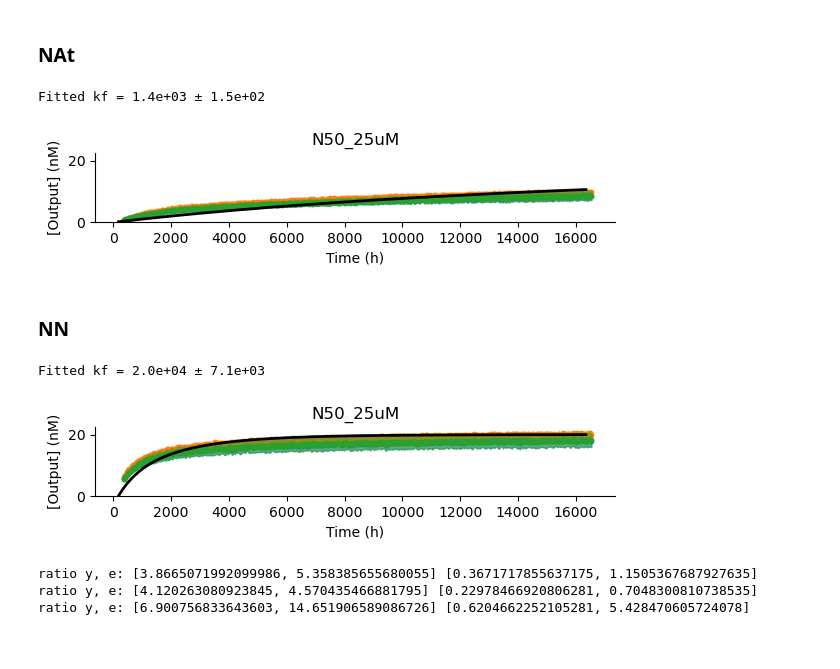
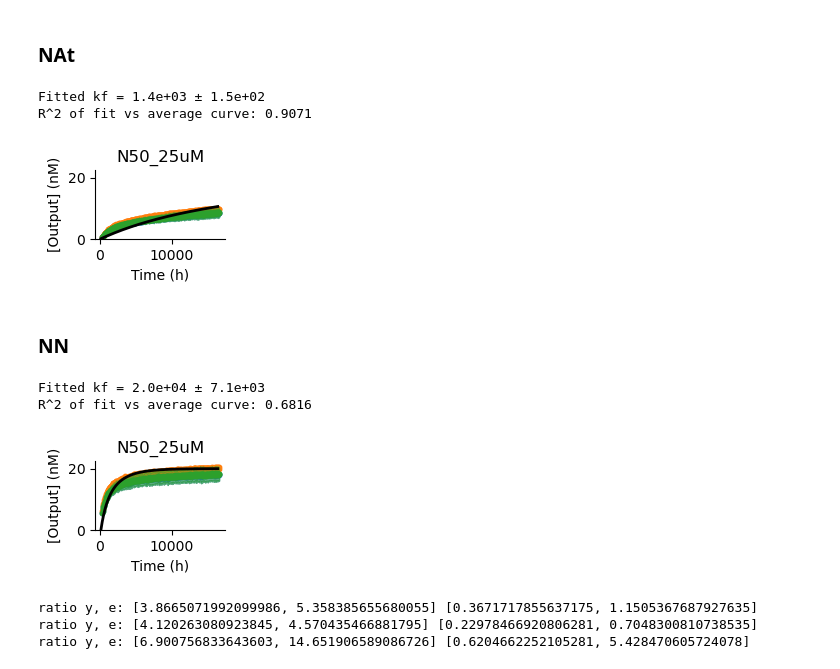
Before and after one commit to thachuk-lab/NN-DSD-Results-Analysis, a Jupyter notebook: CascadeModeling.ipynb, the cells around one changed output. Cells and saved outputs as stored; diff of their text form; code cells hidden in the pictures.

```diff
--- a/CascadeModeling.ipynb
+++ b/CascadeModeling.ipynb
@@ -2898,7 +2920,7 @@ x_list  = [x_trunc]*1
 
 
 
-fig, ax = plt.subplots(1,1, figsize = (6.5,1.25))
+fig, ax = plt.subplots(1,1, figsize = (6.5/4,1.25))
 fig.subplots_adjust(hspace=0.5)
 plt.subplots_adjust(left=0.1, right=0.9, bottom=0.2, top=0.75)
 
@@ -2933,6 +2955,11 @@ for i,a in enumerate([ax]):
   a.spines['right'].set_visible(False)
   a.spines['top'].set_visible(False)
   a.get_yaxis().set_visible(False)
+#print r^2 for fit vs single average curve
+y_avg = np.mean(np.array(to_fit[0]), axis=0)
+y_model = np.array([1e9 * v for v in modelOneStep(kf_mean, x_trunc, fixed_params_list[0])])
+slope, intercept, r_value, p_value, std_err = linregress(y_avg, y_model)
+print(f"R^2 of fit vs average curve: {r_value**2:.4f}")
 ax.get_yaxis().set_visible(True)
 ax.spines['left'].set_visible(True)
 ax.set_ylim(0,22.5)
@@ -3071,7 +3099,7 @@ x_list  = [x_trunc]*1
 
 
 
-fig, ax = plt.subplots(1,1, figsize = (6.5,1.25))
+fig, ax = plt.subplots(1,1, figsize = (6.5/4,1.25))
 fig.subplots_adjust(hspace=0.5)
 plt.subplots_adjust(left=0.1, right=0.9, bottom=0.2, top=0.75)
 
@@ -3106,6 +3134,11 @@ for i,a in enumerate([ax]):
   a.spines['right'].set_visible(False)
   a.spines['top'].set_visible(False)
   a.get_yaxis().set_visible(False)
+#print r^2 for fit vs single average curve
+y_avg = np.mean(np.array(to_fit[0]), axis=0)
+y_model = np.array([1e9 * v for v in modelOneStep(kf_mean, x_trunc, fixed_params_list[0])])
+slope, intercept, r_value, p_value, std_err = linregress(y_avg, y_model)
+print(f"R^2 of fit vs average curve: {r_value**2:.4f}")
 ax.get_yaxis().set_visible(True)
 ax.spines['left'].set_visible(True)
 ax.set_ylim(0,22.5)
@@ -3242,7 +3276,7 @@ x_list  = [x_trunc]*1
 
 
 
-fig, ax = plt.subplots(1,1, figsize = (6.5,1.25))
+fig, ax = plt.subplots(1,1, figsize = (6.5/4,1.25))
 fig.subplots_adjust(hspace=0.5)
 plt.subplots_adjust(left=0.1, right=0.9, bottom=0.2, top=0.75)
 
@@ -3277,6 +3311,11 @@ for i,a in enumerate([ax]):
   a.spines['right'].set_visible(False)
   a.spines['top'].set_visible(False)
   a.get_yaxis().set_visible(False)
+#print r^2 for fit vs single average curve
+y_avg = np.mean(np.array(to_fit[0]), axis=0)
+y_model = np.array([1e9 * v for v in modelOneStep(kf_mean, x_trunc, fixed_params_list[0])])
+slope, intercept, r_value, p_value, std_err = linregress(y_avg, y_model)
+print(f"R^2 of fit vs average curve: {r_value**2:.4f}")
 ax.get_yaxis().set_visible(True)
 ax.spines['left'].set_visible(True)
 ax.set_ylim(0,22.5)
@@ -3415,7 +3455,7 @@ x_list  = [x_trunc]*1
 
 
 
-fig, ax = plt.subplots(1,1, figsize = (6.5,1.25))
+fig, ax = plt.subplots(1,1, figsize = (6.5/4,1.25))
 fig.subplots_adjust(hspace=0.5)
 plt.subplots_adjust(left=0.1, right=0.9, bottom=0.2, top=0.75)
 
@@ -3450,6 +3490,11 @@ for i,a in enumerate([ax]):
   a.spines['right'].set_visible(False)
   a.spines['top'].set_visible(False)
   a.get_yaxis().set_visible(False)
+#print r^2 for fit vs single average curve
+y_avg = np.mean(np.array(to_fit[0]), axis=0)
+y_model = np.array([1e9 * v for v in modelOneStep(kf_mean, x_trunc, fixed_params_list[0])])
+slope, intercept, r_value, p_value, std_err = linregress(y_avg, y_model)
+print(f"R^2 of fit vs average curve: {r_value**2:.4f}")
 ax.get_yaxis().set_visible(True)
 ax.spines['left'].set_visible(True)
 ax.set_ylim(0,22.5)
@@ -3460,7 +3505,8 @@ ax.set_ylabel('[Output] (nM)')
 plt.show()
 # %% [output]
 Fitted kf = 1.4e+03 ± 1.5e+02
+R^2 of fit vs average curve: 0.9071
-[figure, old version]
+[figure, new version]
 # %% [markdown]
 ### NN
 # %%
@@ -3586,7 +3632,7 @@ x_list  = [x_trunc]*1
 
 
 
-fig, ax = plt.subplots(1,1, figsize = (6.5,1.25))
+fig, ax = plt.subplots(1,1, figsize = (6.5/4,1.25))
 fig.subplots_adjust(hspace=0.5)
 plt.subplots_adjust(left=0.1, right=0.9, bottom=0.2, top=0.75)
 
@@ -3604,34 +3650,40 @@ for i,a in enumerate([ax]):
 
     a.scatter(x_trunc,c, color=color_scheme[j], s = 10)
     a.fill_between(x_trunc,(np.array(c)-np.array(stdDev[i][j])),np.array(c), color=color_scheme[j], alpha= alph)
     a.fill_between(x_trunc,c,  (c+np.array(stdDev[i][j])), color=color_scheme[j], alpha= alph)
 
 
   fitted_kf = np.mean(res)
   param_sd_kf = np.std(res)
   print(f"Fitted kf = {fitted_kf:.1e} ± {param_sd_kf:.1e}")
 
 
   UW_k_rep_nn.append([fitted_kf,param_sd_kf])
   a.plot(x,[i*1e9 for i in modelOneStep(fitted_kf, x, fixed_params_list[i])], color='black',linewidth=line)
 
   a.set_xlabel('Time (h)')
   a.set_title(f"{labels[i]}")
   a.spines['left'].set_visible(False)
   a.spines['right'].set_visible(False)
   a.spines['top'].set_visible(False)
   a.get_yaxis().set_visible(False)
+#print r^2 for fit vs single average curve
+y_avg = np.mean(np.array(to_fit[0]), axis=0)
+y_model = np.array([1e9 * v for v in modelOneStep(kf_mean, x_trunc, fixed_params_list[0])])
+slope, intercept, r_value, p_value, std_err = linregress(y_avg, y_model)
+print(f"R^2 of fit vs average curve: {r_value**2:.4f}")
 ax.get_yaxis().set_visible(True)
 ax.spines['left'].set_visible(True)
 ax.set_ylim(0,22.5)
 
 ax.set_ylabel('[Output] (nM)')
 
 #plt.savefig('TUM_nat_noinc.svg', dpi = 500, transparent=True)
 plt.show()
 # %% [output]
 Fitted kf = 2.0e+04 ± 7.1e+03
+R^2 of fit vs average curve: 0.6816
-[figure, old version]
+[figure, new version]
 # %%
 import matplotlib.pyplot as plt
 import numpy as np
```
Also changed, not shown: parts of 10 cells of this notebook, 4 other files.
